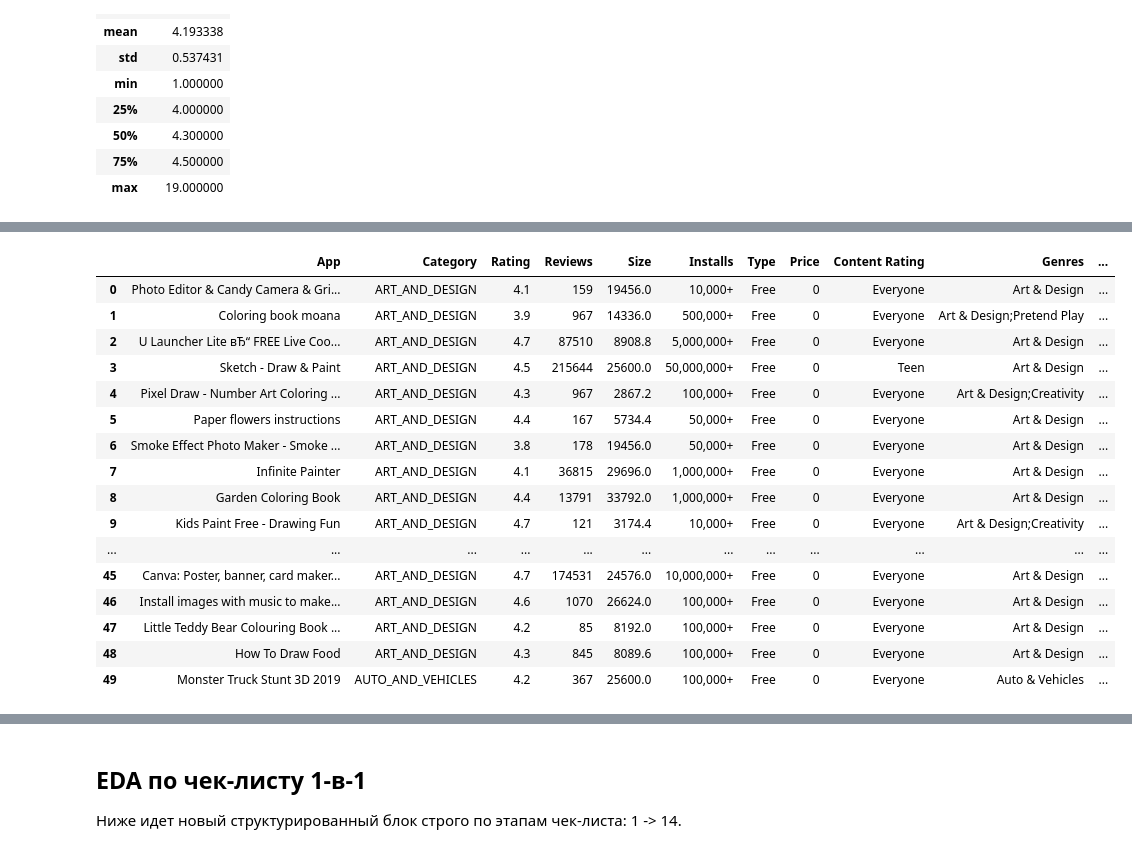
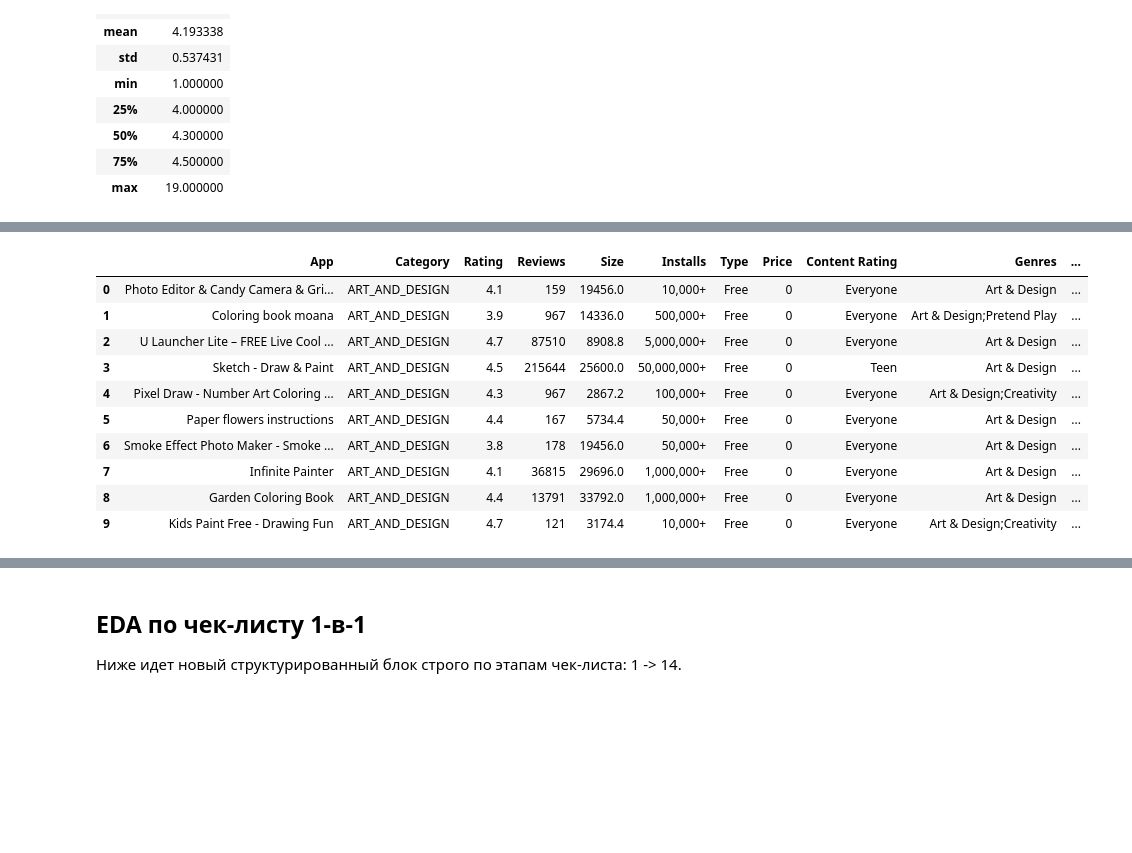
Before and after one commit to gggvitalii90/python_analytics_ich_120925, a Jupyter notebook: notebooks/Python for DA_PR19.ipynb, the cells around one changed output, grey strips where cells are left out. Saved outputs shown, nothing was run; the diff lists cells and outputs as text; code cells hidden in the pictures; blank space fills up the shorter version.

Commit message:
--- Auto Git Commit ---

```diff
--- a/notebooks/Python for DA_PR19.ipynb
+++ b/notebooks/Python for DA_PR19.ipynb
@@ -202,10 +202,10 @@ df_googleplay
 # %%
-df_googleplay.head(50)
+df_googleplay.head(10)
 # %% [output]
 |  | App | Category | Rating | Reviews | Size | Installs | Type | Price | Content Rating | Genres | ... |
 | 0 | Photo Editor & Candy Camera & Gri... | ART_AND_DESIGN | 4.1 | 159 | 19456.0 | 10,000+ | Free | 0 | Everyone | Art & Design | ... |
 | 1 | Coloring book moana | ART_AND_DESIGN | 3.9 | 967 | 14336.0 | 500,000+ | Free | 0 | Everyone | Art & Design;Pretend Play | ... |
-| 2 | U Launcher Lite вЂ“ FREE Live Coo... | ART_AND_DESIGN | 4.7 | 87510 | 8908.8 | 5,000,000+ | Free | 0 | Everyone | Art & Design | ... |
+| 2 | U Launcher Lite – FREE Live Cool ... | ART_AND_DESIGN | 4.7 | 87510 | 8908.8 | 5,000,000+ | Free | 0 | Everyone | Art & Design | ... |
 | 3 | Sketch - Draw & Paint | ART_AND_DESIGN | 4.5 | 215644 | 25600.0 | 50,000,000+ | Free | 0 | Teen | Art & Design | ... |
 | 4 | Pixel Draw - Number Art Coloring ... | ART_AND_DESIGN | 4.3 | 967 | 2867.2 | 100,000+ | Free | 0 | Everyone | Art & Design;Creativity | ... |
 | 5 | Paper flowers instructions | ART_AND_DESIGN | 4.4 | 167 | 5734.4 | 50,000+ | Free | 0 | Everyone | Art & Design | ... |
@@ -213,10 +213,4 @@ df_googleplay.head(50)
 | 7 | Infinite Painter | ART_AND_DESIGN | 4.1 | 36815 | 29696.0 | 1,000,000+ | Free | 0 | Everyone | Art & Design | ... |
 | 8 | Garden Coloring Book | ART_AND_DESIGN | 4.4 | 13791 | 33792.0 | 1,000,000+ | Free | 0 | Everyone | Art & Design | ... |
 | 9 | Kids Paint Free - Drawing Fun | ART_AND_DESIGN | 4.7 | 121 | 3174.4 | 10,000+ | Free | 0 | Everyone | Art & Design;Creativity | ... |
-| ... | ... | ... | ... | ... | ... | ... | ... | ... | ... | ... | ... |
-| 45 | Canva: Poster, banner, card maker... | ART_AND_DESIGN | 4.7 | 174531 | 24576.0 | 10,000,000+ | Free | 0 | Everyone | Art & Design | ... |
-| 46 | Install images with music to make... | ART_AND_DESIGN | 4.6 | 1070 | 26624.0 | 100,000+ | Free | 0 | Everyone | Art & Design | ... |
-| 47 | Little Teddy Bear Colouring Book ... | ART_AND_DESIGN | 4.2 | 85 | 8192.0 | 100,000+ | Free | 0 | Everyone | Art & Design | ... |
-| 48 | How To Draw Food | ART_AND_DESIGN | 4.3 | 845 | 8089.6 | 100,000+ | Free | 0 | Everyone | Art & Design | ... |
-| 49 | Monster Truck Stunt 3D 2019 | AUTO_AND_VEHICLES | 4.2 | 367 | 25600.0 | 100,000+ | Free | 0 | Everyone | Auto & Vehicles | ... |
 # %%
```
Also changed, not shown: parts of 44 cells of this notebook, 2 other files.
